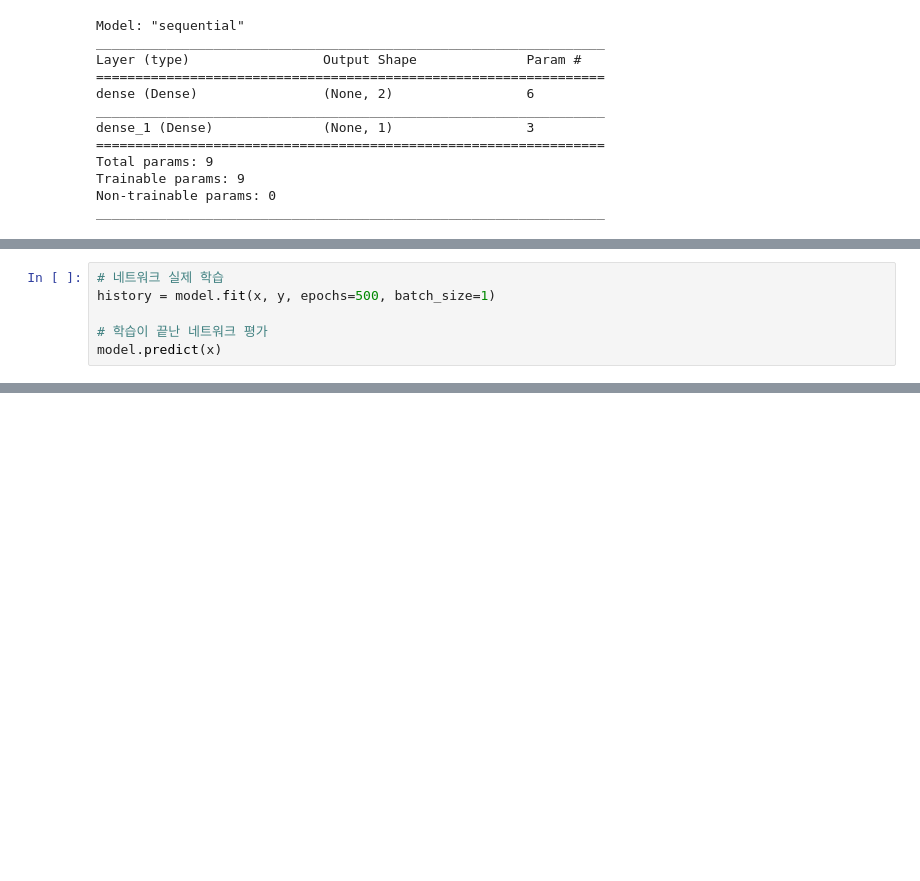
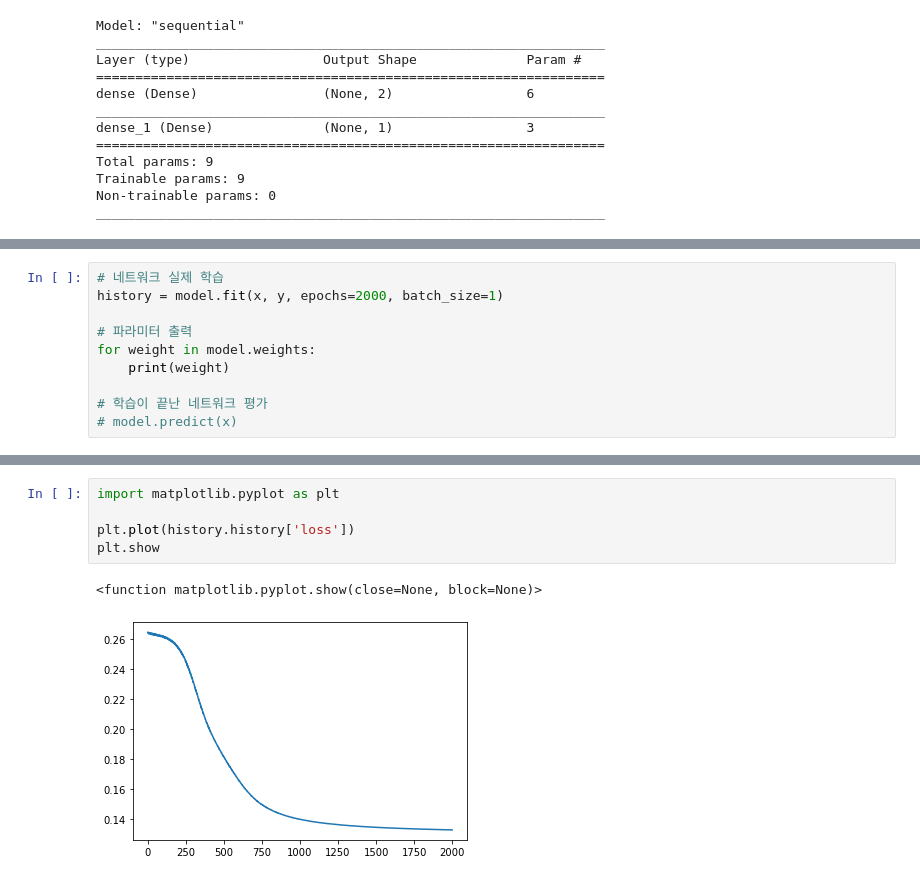
Before and after one commit to wonkwonlee/ai-study-note, a Jupyter notebook: Python-and-Data-Visualization/tensorflow.ipynb, the cells around one changed output, grey strips where cells are left out. Saved outputs shown, nothing was run; the diff lists cells and outputs as text; blank space fills up the shorter version.

```diff
--- a/Python-and-Data-Visualization/tensorflow.ipynb
+++ b/Python-and-Data-Visualization/tensorflow.ipynb
@@ -390,9 +390,13 @@ _________________________________________________________________
 ![xor2](https://user-images.githubusercontent.com/28593767/112102202-3fddad80-8beb-11eb-9453-b6563dbbecd9.png)
 # %%
 # 네트워크 실제 학습
-history = model.fit(x, y, epochs=500, batch_size=1)
+history = model.fit(x, y, epochs=2000, batch_size=1)
+
+# 파라미터 출력
+for weight in model.weights:
+    print(weight)
 
 # 학습이 끝난 네트워크 평가
-model.predict(x)
+# model.predict(x)
 # %% [output]
 Train on 4 samples
@@ -418,0 +433,8 @@ Epoch 500/500
+# %%
+import matplotlib.pyplot as plt
+
+plt.plot(history.history['loss'])
+plt.show
+# %% [output]
+<function matplotlib.pyplot.show(close=None, block=None)>
+[figure, added]
```
Also changed, not shown: parts of 3 cells of this notebook.
